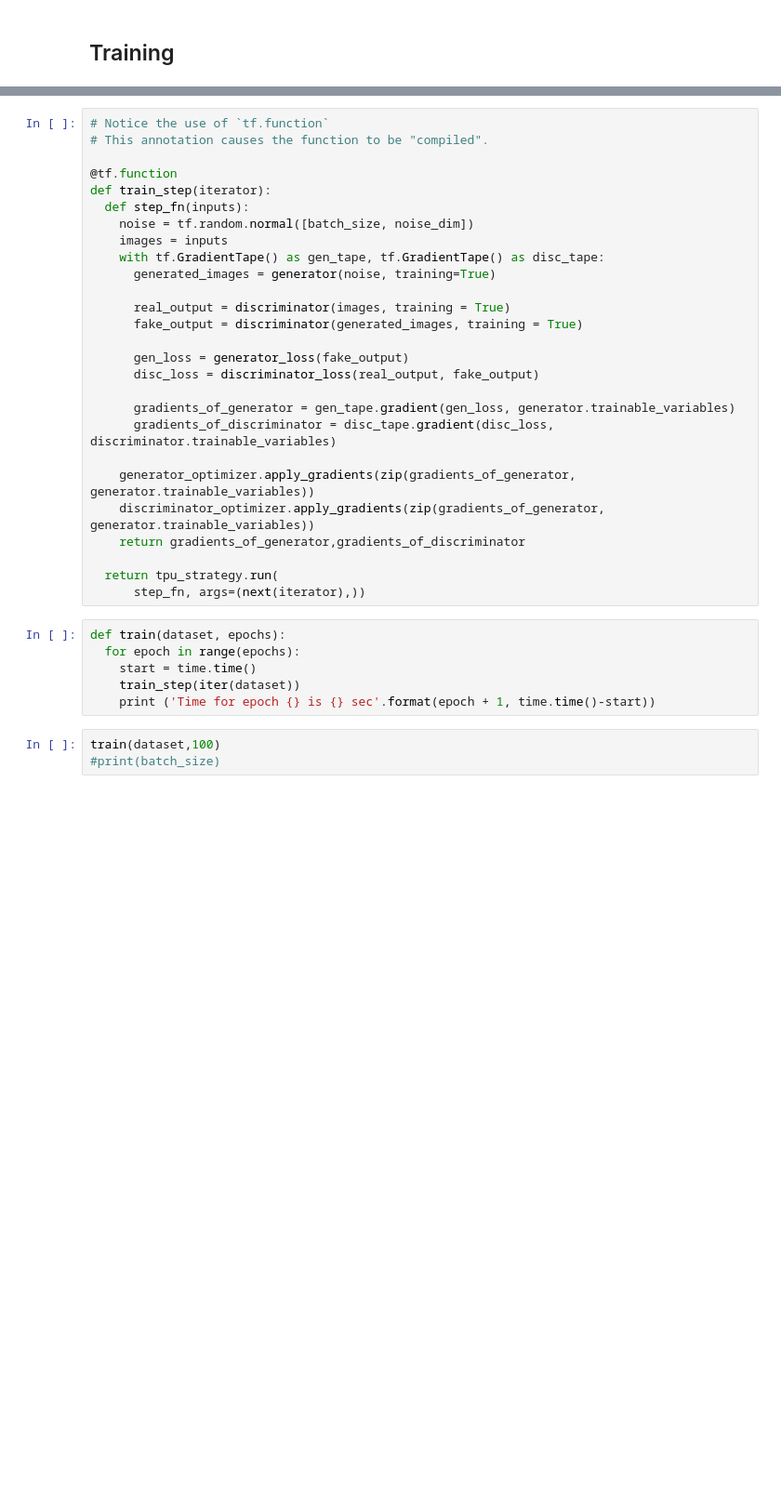
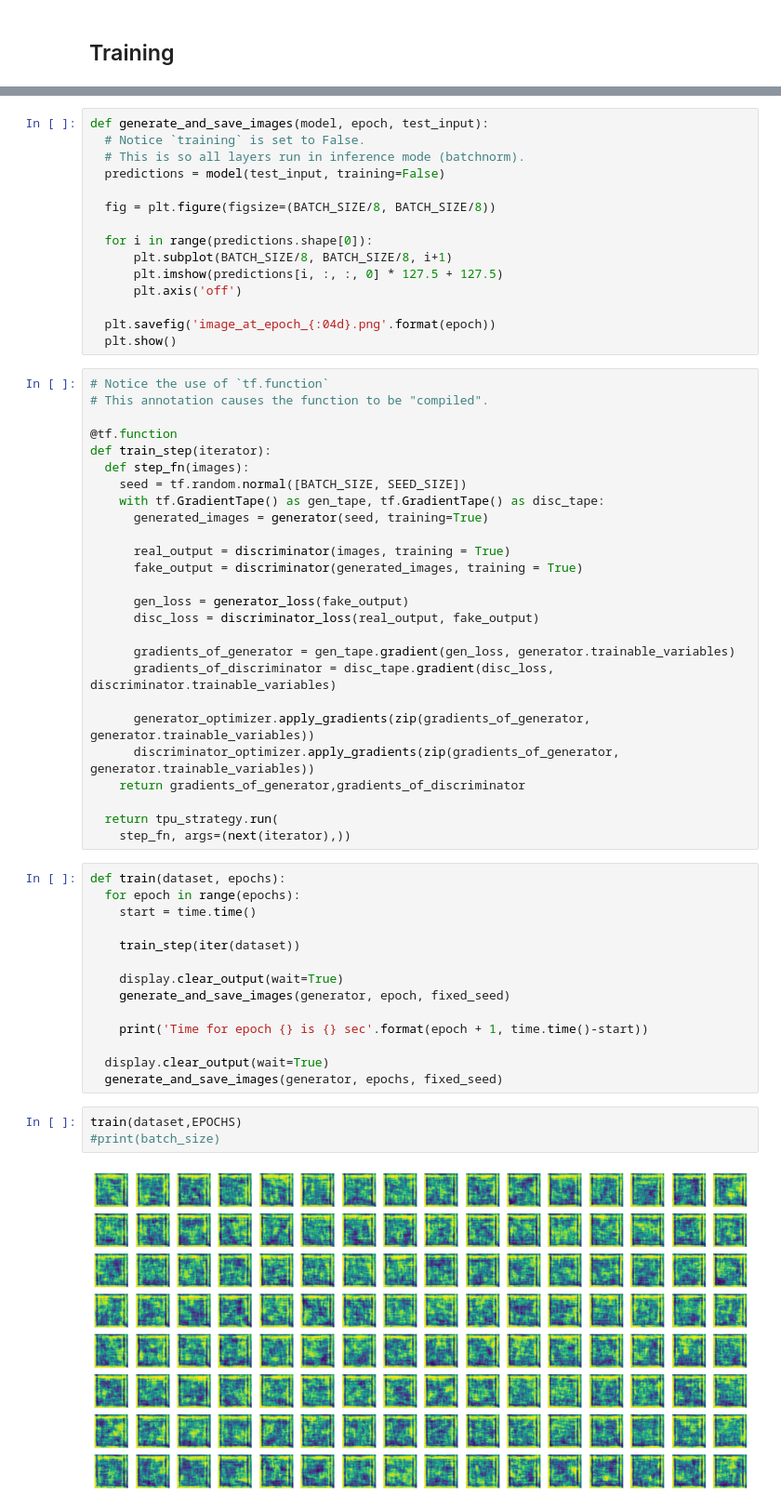
Before and after one commit to AI-Unibo-Projects/DL-Project, a Jupyter notebook: FaceGenerator_Colab.ipynb, the cells around one changed output, grey strips where cells are left out. Shown at 93% size. Cells and saved outputs as stored; diff of their text form; blank space fills up the shorter version.

Commit message:
Modify Train Loop

```diff
--- a/FaceGenerator_Colab.ipynb
+++ b/FaceGenerator_Colab.ipynb
@@ -289,14 +377,28 @@ seed = tf.random.normal([num_examples_to_generate, noise_dim])
+# %%
+def generate_and_save_images(model, epoch, test_input):
+  # Notice `training` is set to False.
+  # This is so all layers run in inference mode (batchnorm).
+  predictions = model(test_input, training=False)
+
+  fig = plt.figure(figsize=(BATCH_SIZE/8, BATCH_SIZE/8))
+
+  for i in range(predictions.shape[0]):
+      plt.subplot(BATCH_SIZE/8, BATCH_SIZE/8, i+1)
+      plt.imshow(predictions[i, :, :, 0] * 127.5 + 127.5)
+      plt.axis('off')
+
+  plt.savefig('image_at_epoch_{:04d}.png'.format(epoch))
+  plt.show()
 # %%
 # Notice the use of `tf.function`
 # This annotation causes the function to be "compiled".
 
 @tf.function
 def train_step(iterator):
-  def step_fn(inputs):
-    noise = tf.random.normal([batch_size, noise_dim])
-    images = inputs
+  def step_fn(images):
+    seed = tf.random.normal([BATCH_SIZE, SEED_SIZE])
     with tf.GradientTape() as gen_tape, tf.GradientTape() as disc_tape:
-      generated_images = generator(noise, training=True)
+      generated_images = generator(seed, training=True)
 
       real_output = discriminator(images, training = True)
       fake_output = discriminator(generated_images, training = True)
@@ -307,18 +409,28 @@ def train_step(iterator):
       gradients_of_generator = gen_tape.gradient(gen_loss, generator.trainable_variables)
       gradients_of_discriminator = disc_tape.gradient(disc_loss, discriminator.trainable_variables)
 
-    generator_optimizer.apply_gradients(zip(gradients_of_generator, generator.trainable_variables))
-    discriminator_optimizer.apply_gradients(zip(gradients_of_generator, generator.trainable_variables))
+      generator_optimizer.apply_gradients(zip(gradients_of_generator, generator.trainable_variables))
+      discriminator_optimizer.apply_gradients(zip(gradients_of_generator, generator.trainable_variables))
     return gradients_of_generator,gradients_of_discriminator
 
   return tpu_strategy.run(
-      step_fn, args=(next(iterator),))
+    step_fn, args=(next(iterator),))
 # %%
 def train(dataset, epochs):
   for epoch in range(epochs):
     start = time.time()
+
     train_step(iter(dataset))
-    print ('Time for epoch {} is {} sec'.format(epoch + 1, time.time()-start))
+
+    display.clear_output(wait=True)
+    generate_and_save_images(generator, epoch, fixed_seed)
+
+    print('Time for epoch {} is {} sec'.format(epoch + 1, time.time()-start))
+
+  display.clear_output(wait=True)
+  generate_and_save_images(generator, epochs, fixed_seed)
 # %%
-train(dataset,100)
+train(dataset,EPOCHS)
 #print(batch_size)
+# %% [output]
+[figure, added]
```
Also changed, not shown: parts of 15 cells of this notebook.
